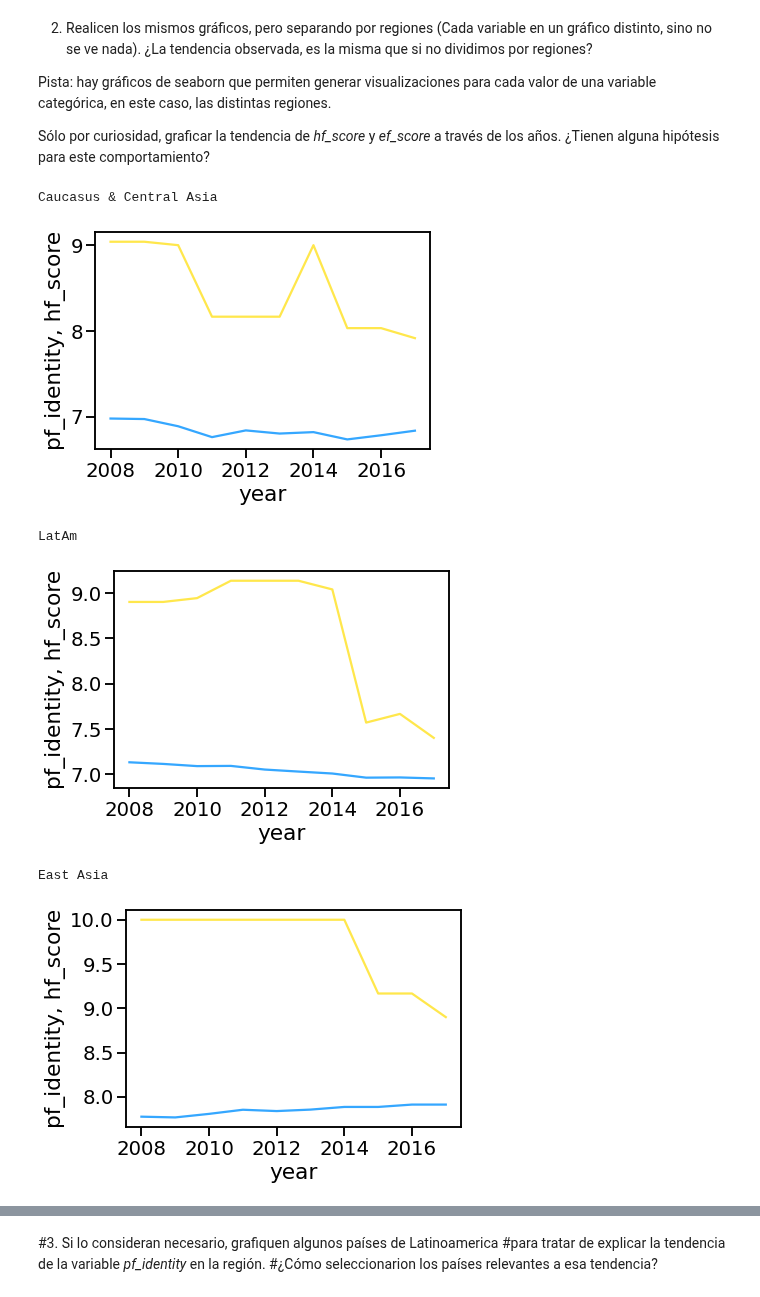
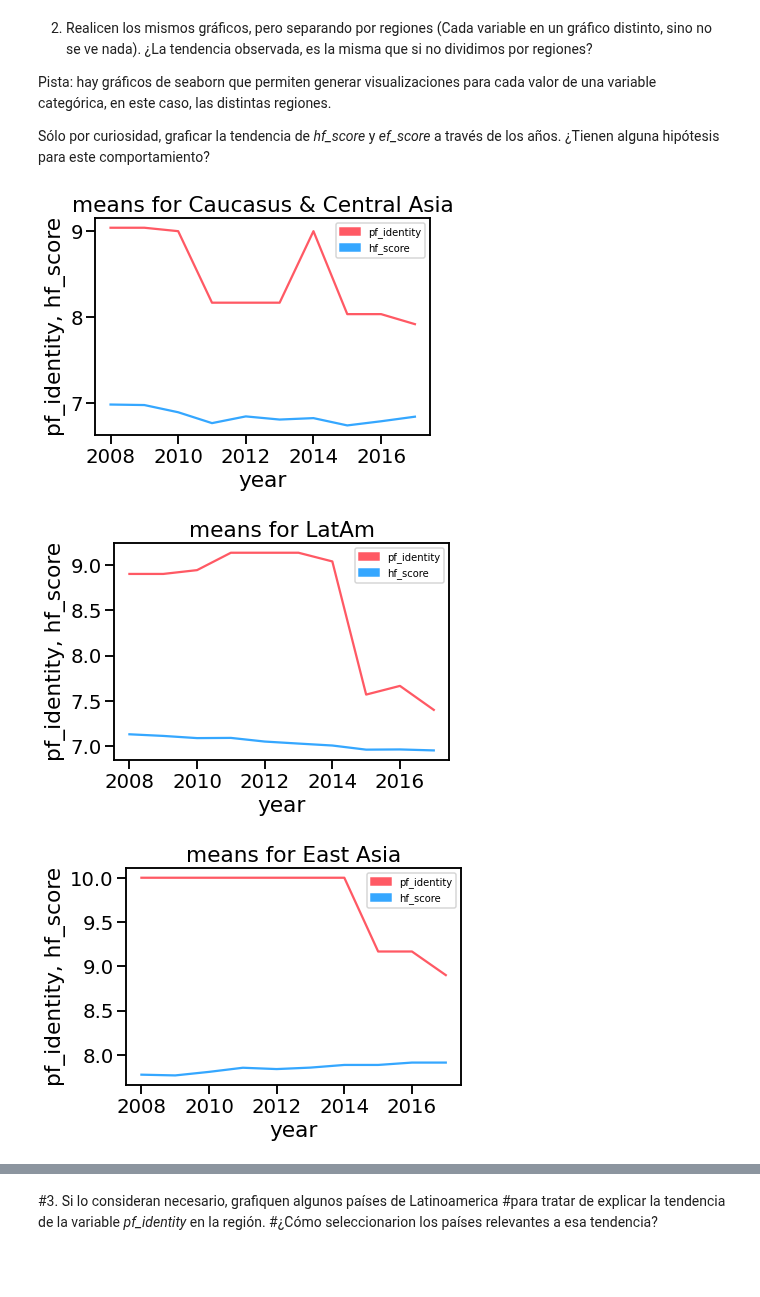
Before and after one commit to diplodatos2020-grupo5/AnalisisyVisualizacion, a Jupyter notebook: practico.ipynb, the cells around one changed output, grey strips where cells are left out. Cells and saved outputs as stored; diff of their text form; code cells hidden in the pictures; blank space fills up the shorter version.

```diff
--- a/practico.ipynb
+++ b/practico.ipynb
@@ -282,7 +282,10 @@ Al final no sacamos los outliers... ?  --------- Brandon ------
 1. Grafiquen la media de la variable *pf_identity* y *hf_score* a través de los años.
 # %%
 data_ = dataset.groupby("year").mean().reset_index()
-ax = seaborn.lineplot(x="year", y="hf_score", data=data_,color=BLUE)
-bx = seaborn.lineplot(x="year", y="pf_identity",data=data_,color=YELLOW)
-ax.set(ylabel='pf_identity, hf_score', xlabel='year')
+ax = seaborn.lineplot(x="year", y="hf_score", data=data_,color=BLUE, legend="full")
+bx = seaborn.lineplot(x="year", y="pf_identity",data=data_,color=RED, legend="full")
+ax.set(ylabel='pf_identity, hf_score', xlabel='year', title="Media global de pf_identity, hf_score")
+ax.legend()
+#agregar referencia de colores
+#ponerle en ylabel=mean  y en el cuadrito de referencia lo que son los colores
 # %% [output]
@@ -298,20 +302,22 @@ Sólo por curiosidad, graficar la tendencia de *hf_score* y *ef_score* a través
 # %%
 data_ = dataset.groupby(["year","region"]).mean().reset_index()
 import matplotlib.pyplot as plt
+import matplotlib.patches as mpatches
 def plot_means(region):
     region_df = data_[data_.region==region]
     ax=seaborn.lineplot(x="year", y="hf_score", data=region_df,color=BLUE)
-    seaborn.lineplot(x="year", y="pf_identity", data=region_df,color=YELLOW)
-    ax.set(ylabel='pf_identity, hf_score', xlabel='year')
-    print(region)
+    seaborn.lineplot(x="year", y="pf_identity", data=region_df,color=RED)
+    ax.set(ylabel='pf_identity, hf_score', xlabel='year', title="means for "+region)
+    red_line = mpatches.Patch(color=RED, label='pf_identity')
+    blue_line = mpatches.Patch(color=BLUE, label='hf_score')
+    plt.legend(handles=[red_line, blue_line],prop={'size': 10})
     plt.show()
+
 plot_means("Caucasus & Central Asia")
 plot_means("LatAm")
 plot_means('East Asia')
+#catplot
 # %% [output]
-Caucasus & Central Asia
-[figure, old version]
+[figure, new version]
-LatAm
-[figure, old version]
+[figure, new version]
-East Asia
-[figure, old version]
+[figure, new version]
```
Also changed, not shown: parts of 17 cells of this notebook.
